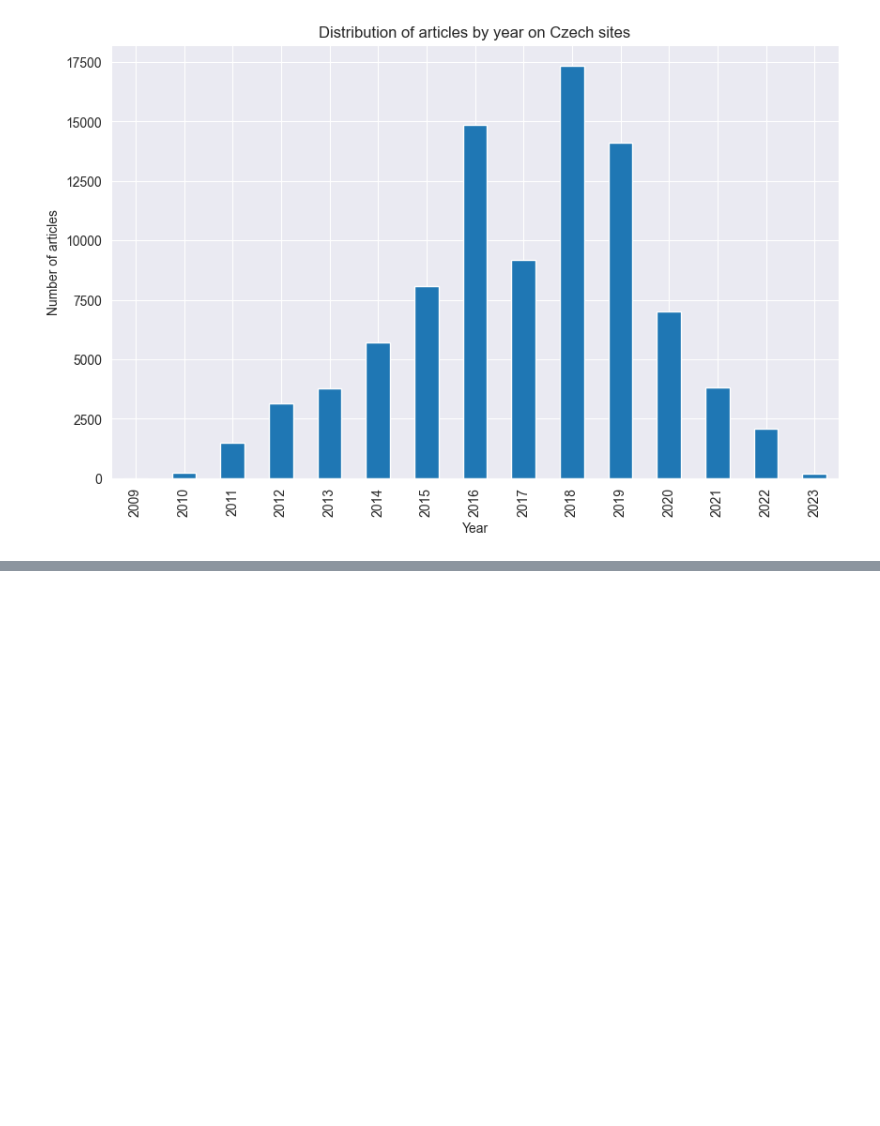
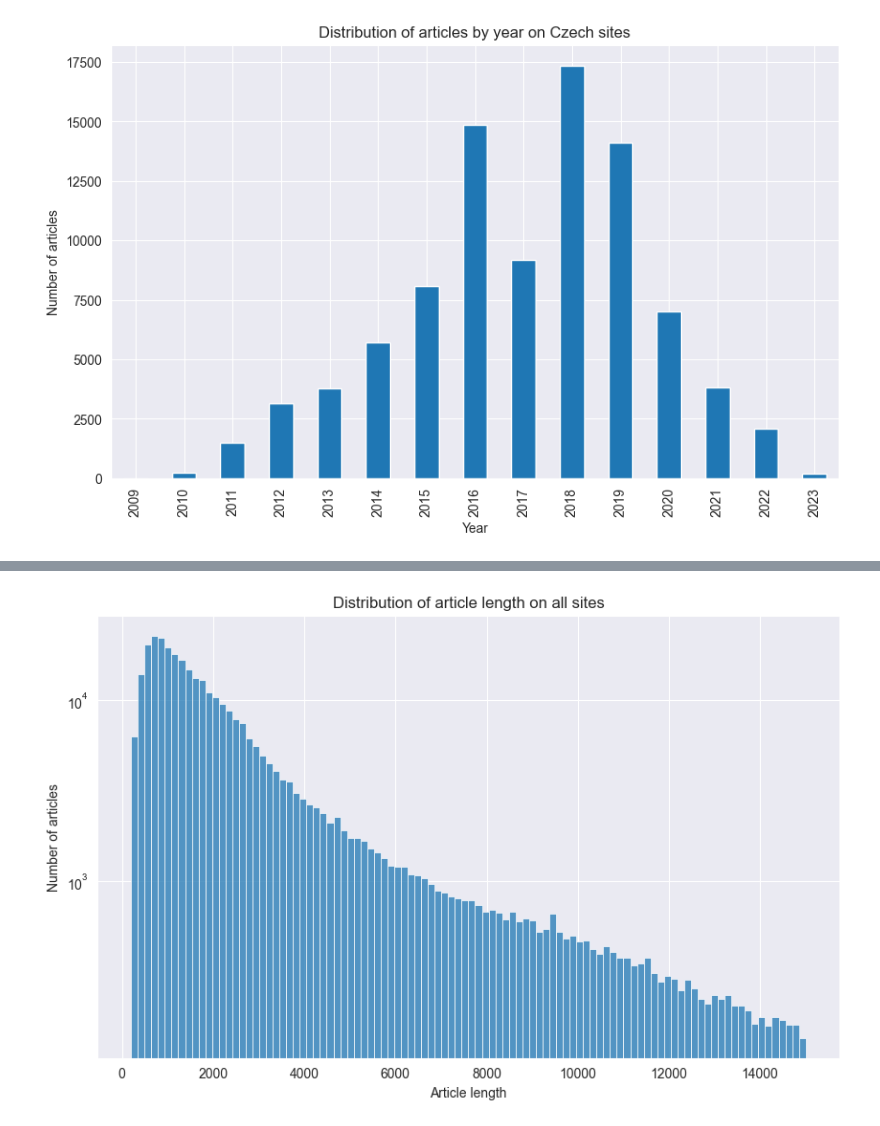
Before and after one commit to Baaart25/aalto-snlp-news-generation, a Jupyter notebook: data_analysis/data_analysis.ipynb, the cells around one changed output, grey strips where cells are left out. Cells and saved outputs as stored; diff of their text form; code cells hidden in the pictures; blank space fills up the shorter version.

Commit message:
Add analysis of clean data set

```diff
--- a/data_analysis/data_analysis.ipynb
+++ b/data_analysis/data_analysis.ipynb
@@ -164,0 +189,22 @@ plot_article_length_distribution_by_year([ac24, parlamentnilisty], 'Distribution
+# %%
+telex_clean = pd.read_json('data/clean/telex.jsonl.gz', orient='records', lines=True, compression='gzip')
+index_clean = pd.read_json('data/clean/index.jsonl.gz', orient='records', lines=True, compression='gzip')
+ac24_clean = pd.read_json('data/clean/ac24.jsonl.gz', orient='records', lines=True, compression='gzip')
+parlamentnilisty_clean = pd.read_json('data/clean/parlamentnilisty.jsonl.gz', orient='records', lines=True, compression='gzip')
+# %%
+def save_clean_article_length_distribution(sites: List[pd.DataFrame], names: List[str]) -> None:
+    plt.figure(figsize=(10, 6))
+    data = pd.concat(sites)
+    sns.histplot(data.article_length, bins=100)
+    plt.yscale('log')
+    plt.ticklabel_format(style='plain', axis='x')
+    plt.title('Distribution of article length on all sites')
+    plt.xlabel('Article length')
+    plt.ylabel('Number of articles')
+    plt.savefig(f'figures/clean_article_length_distribution.png')
+    plt.show()
+    plt.close()
+# %%
+save_clean_article_length_distribution([telex_clean, index_clean, ac24_clean, parlamentnilisty_clean], ['telex', 'index', 'ac24', 'parlamentnilisty'])
+# %% [output]
+[figure, added]
```
Also changed, not shown: parts of 9 cells of this notebook.
